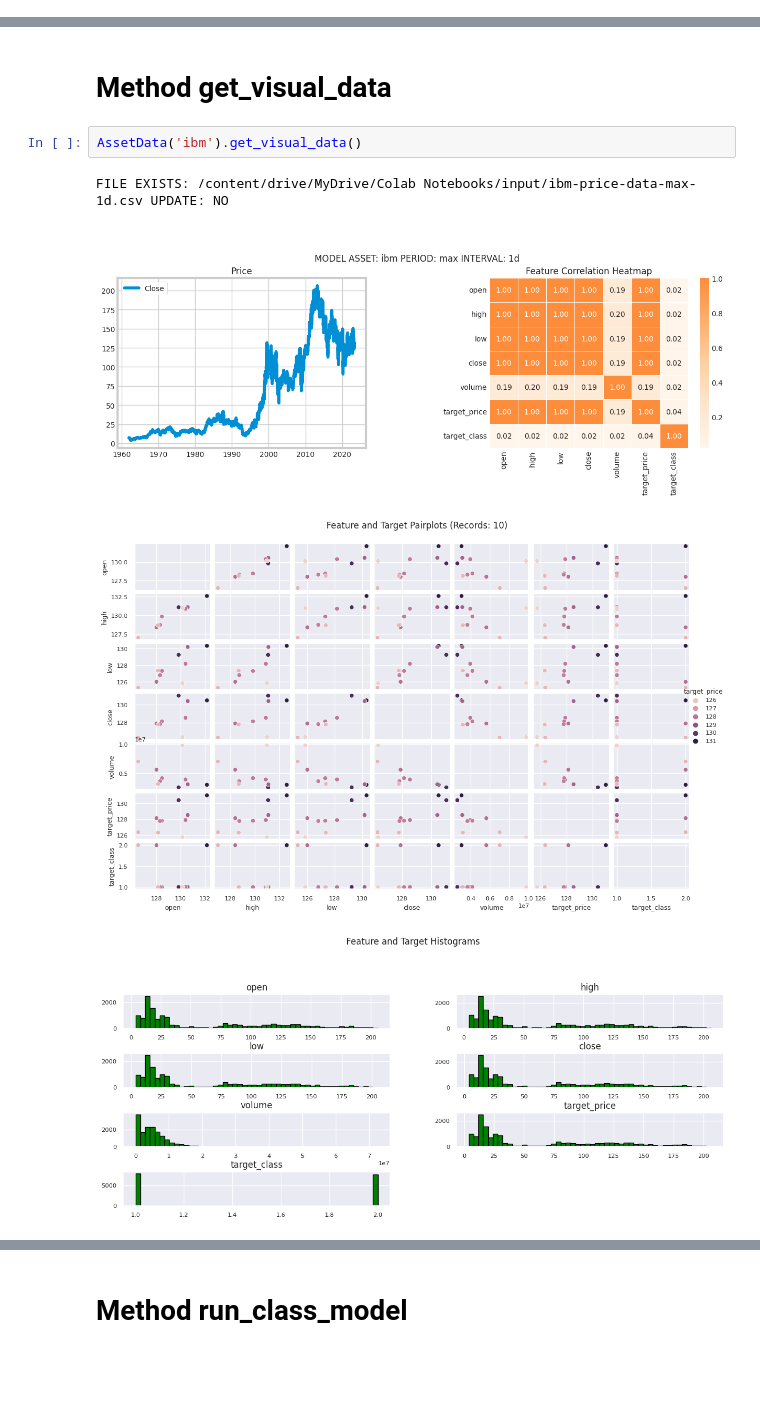
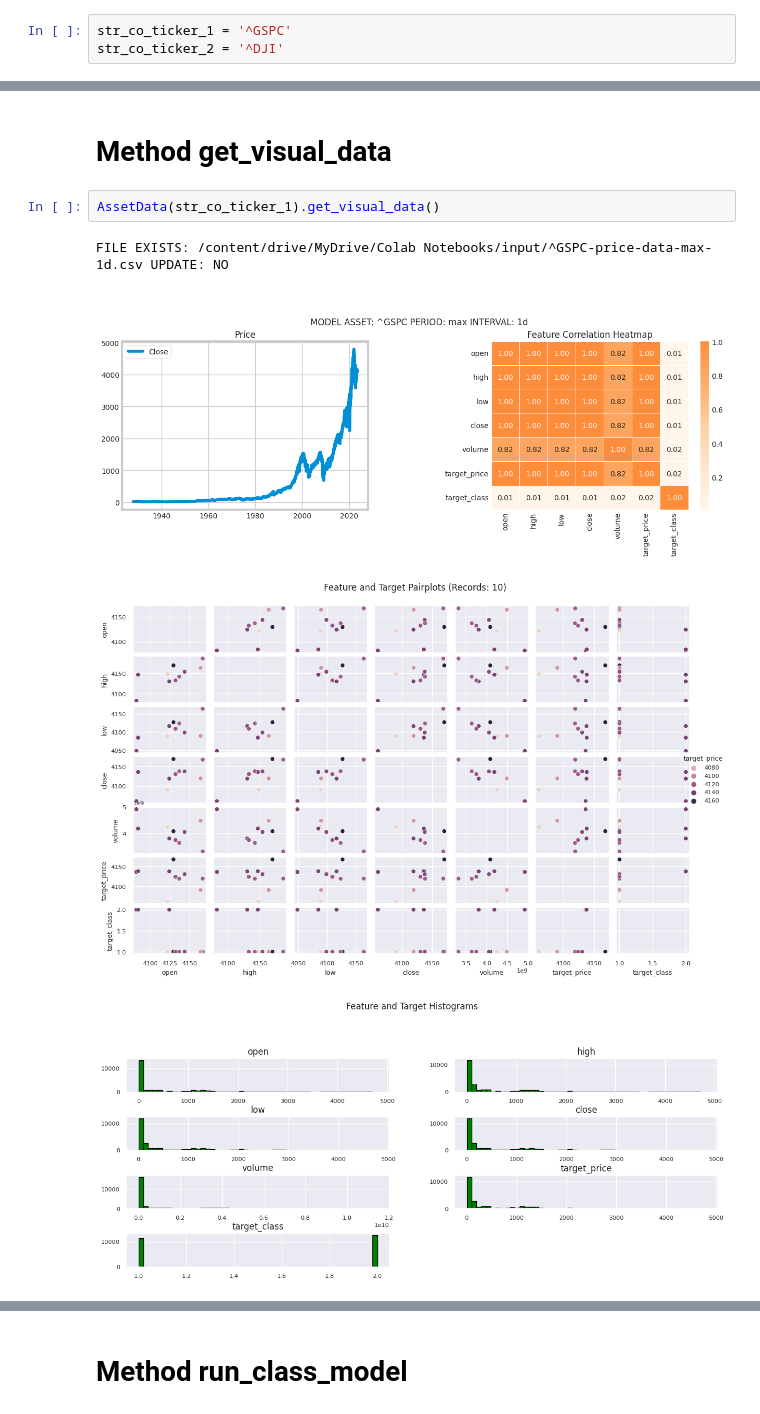
Before and after one commit to burrittresearch/stock-market-forecasting-in-python, a Jupyter notebook: stock-market-forecasting-in-python.ipynb, the cells around one changed output, grey strips where cells are left out. Cells and saved outputs as stored; diff of their text form; blank space fills up the shorter version.

```diff
--- a/stock-market-forecasting-in-python.ipynb
+++ b/stock-market-forecasting-in-python.ipynb
@@ -720,3 +737,6 @@ class AssetData:
+# %%
+str_co_ticker_1 = '^GSPC'
+str_co_ticker_2 = '^DJI'
 # %% [markdown]
 # Method get_ticker
 # %%
@@ -806,9 +826,9 @@ FILE EXISTS: /content/drive/MyDrive/Colab Notebooks/input/ibm-price-data-max-1d.
 # %% [markdown]
 # Method get_visual_data
 # %%
-AssetData('ibm').get_visual_data()
+AssetData(str_co_ticker_1).get_visual_data()
 # %% [output]
-FILE EXISTS: /content/drive/MyDrive/Colab Notebooks/input/ibm-price-data-max-1d.csv UPDATE: NO
+FILE EXISTS: /content/drive/MyDrive/Colab Notebooks/input/^GSPC-price-data-max-1d.csv UPDATE: NO
-[figure, old version]
+[figure, new version]
-[figure, old version]
+[figure, new version]
-[figure, old version]
+[figure, new version]
```
Also changed, not shown: parts of 16 cells of this notebook.
